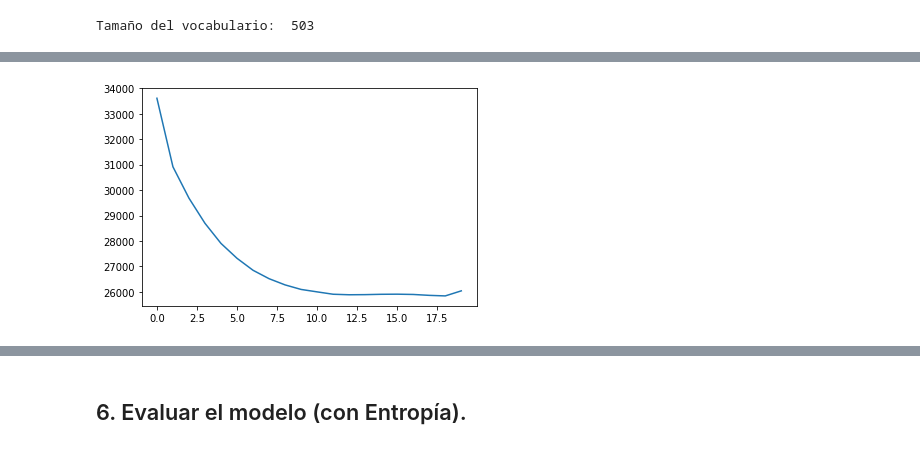
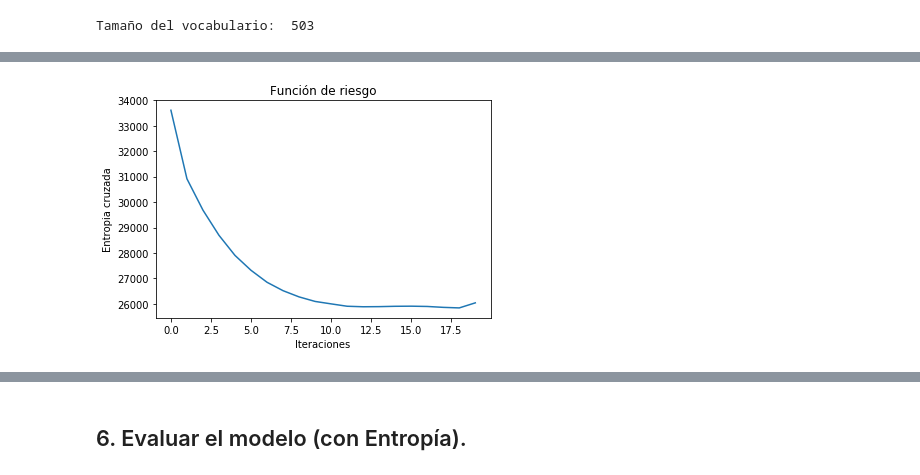
Before and after one commit to penserbjorne/clase-pln, a Jupyter notebook: 02_practica/practica_2.ipynb, the cells around one changed output, grey strips where cells are left out. Saved outputs shown, nothing was run; the diff lists cells and outputs as text; code cells hidden in the pictures.

```diff
--- a/02_practica/practica_2.ipynb
+++ b/02_practica/practica_2.ipynb
@@ -372,6 +381,10 @@ class Bengio:
             self.saveRisk()
             print("Epoch: ", it, "\tEntropia cruzada: ", self.R_it)
         print("### Ha terminado el entrenamiento ###")
+
+    # Definimos funcion para la siguiente palabra
+    def predecir(self, i_x):
+        return np.argmax(self.forward(i_x)[0])
 # %%
 # Definimos hiperparametros de la red
 T = 20    # Numero de iteraciones
@@ -409,8 +422,11 @@ Epoch:  19      Entropia cruzada:  26036.21485307261
 # %%
 # Vemos como fue el desempeño del modelo
 plt.plot(modelo.getRisk())
+plt.xlabel("Iteraciones")
+plt.ylabel("Entropia cruzada")
+plt.title("Función de riesgo")
 plt.show()
 # %% [output]
-[figure, old version]
+[figure, new version]
 # %% [markdown]
 ## 5. Obtener las matrices A y Π a partir de las salidas de la red neuronal (probabilidad Softmax).
```
Also changed, not shown: parts of 10 cells of this notebook.
